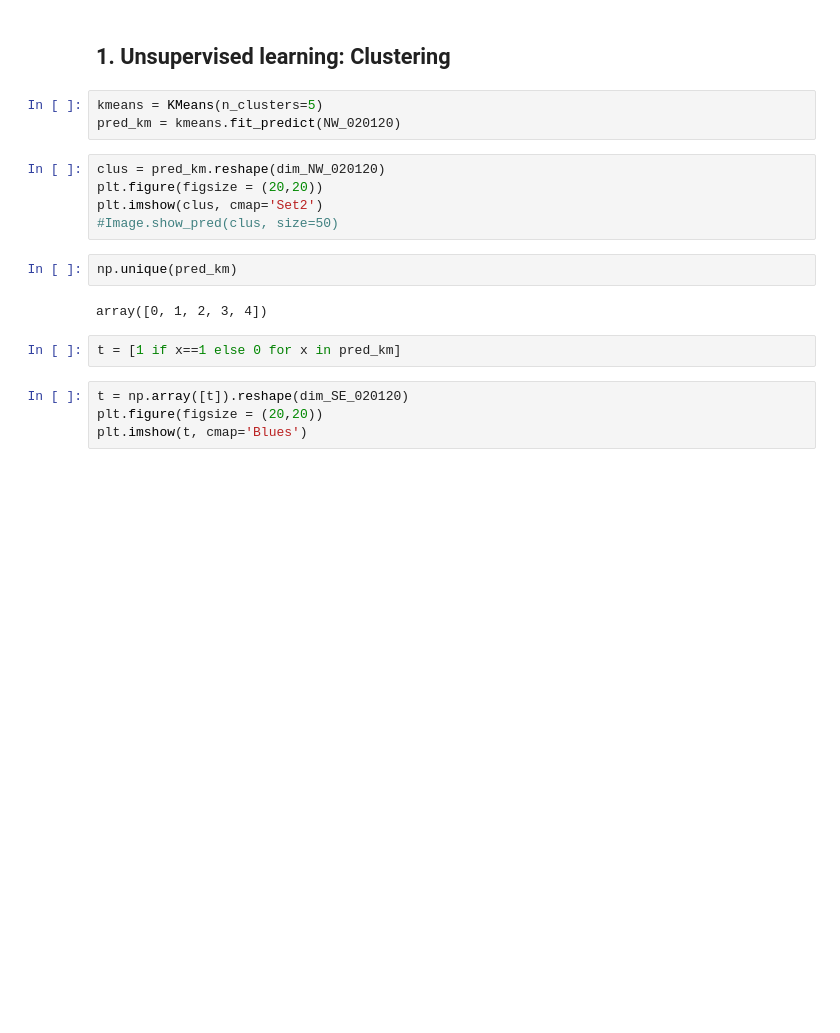
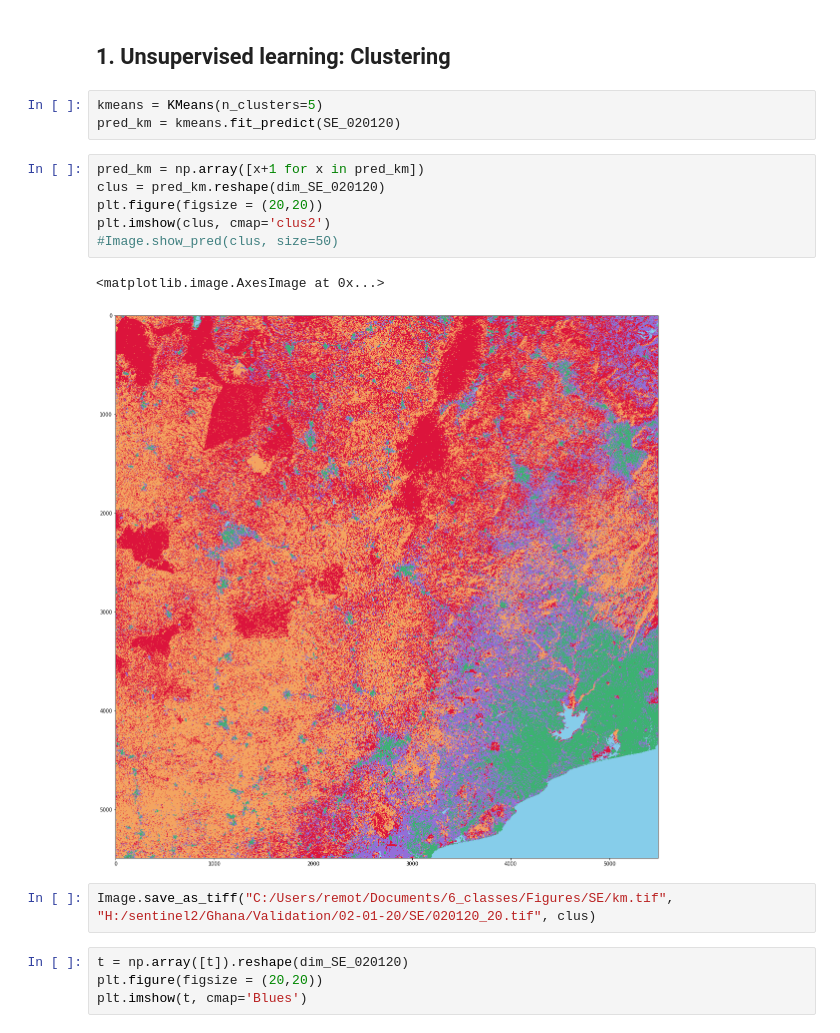
Before and after one commit to Blankuca/Open-Surface-Water-Mapping, a Jupyter notebook: Train_algorithms.ipynb, the cells around one changed output. Saved outputs shown, nothing was run; the diff lists cells and outputs as text; blank space fills up the shorter version.

```diff
--- a/Train_algorithms.ipynb
+++ b/Train_algorithms.ipynb
@@ -18,18 +18,18 @@ warnings.filterwarnings('ignore')
 ## 1. Unsupervised learning: Clustering
 # %%
 kmeans = KMeans(n_clusters=5)
-pred_km = kmeans.fit_predict(NW_020120)
+pred_km = kmeans.fit_predict(SE_020120)
 # %%
-clus = pred_km.reshape(dim_NW_020120)
+pred_km = np.array([x+1 for x in pred_km])
+clus = pred_km.reshape(dim_SE_020120)
 plt.figure(figsize = (20,20))
-plt.imshow(clus, cmap='Set2')
+plt.imshow(clus, cmap='clus2')
 #Image.show_pred(clus, size=50)
+# %% [output]
+<matplotlib.image.AxesImage at 0x...>
+[figure, added]
-# %%
-np.unique(pred_km)
-# %% [output]
-array([0, 1, 2, 3, 4])
-# %%
-t = [1 if x==1 else 0 for x in pred_km]
+# %%
+Image.save_as_tiff("C:/Users/remot/Documents/6_classes/Figures/SE/km.tif", "H:/sentinel2/Ghana/Validation/02-01-20/SE/020120_20.tif", clus)
 # %%
 t = np.array([t]).reshape(dim_SE_020120)
 plt.figure(figsize = (20,20))
```
Also changed, not shown: parts of 26 cells of this notebook, 22 other files.
